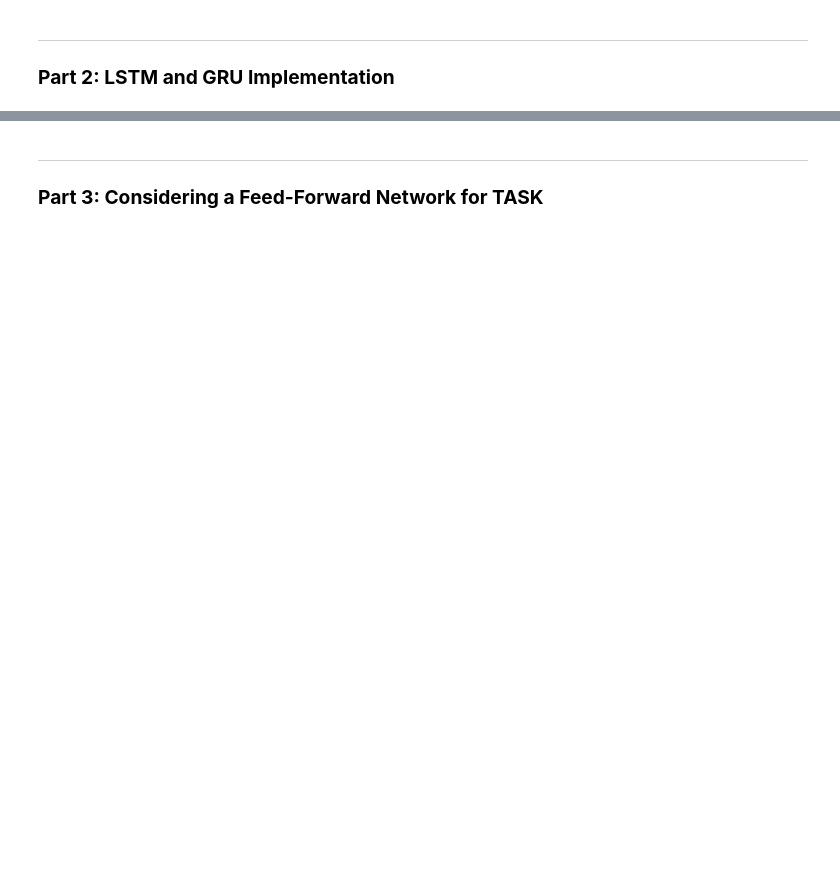
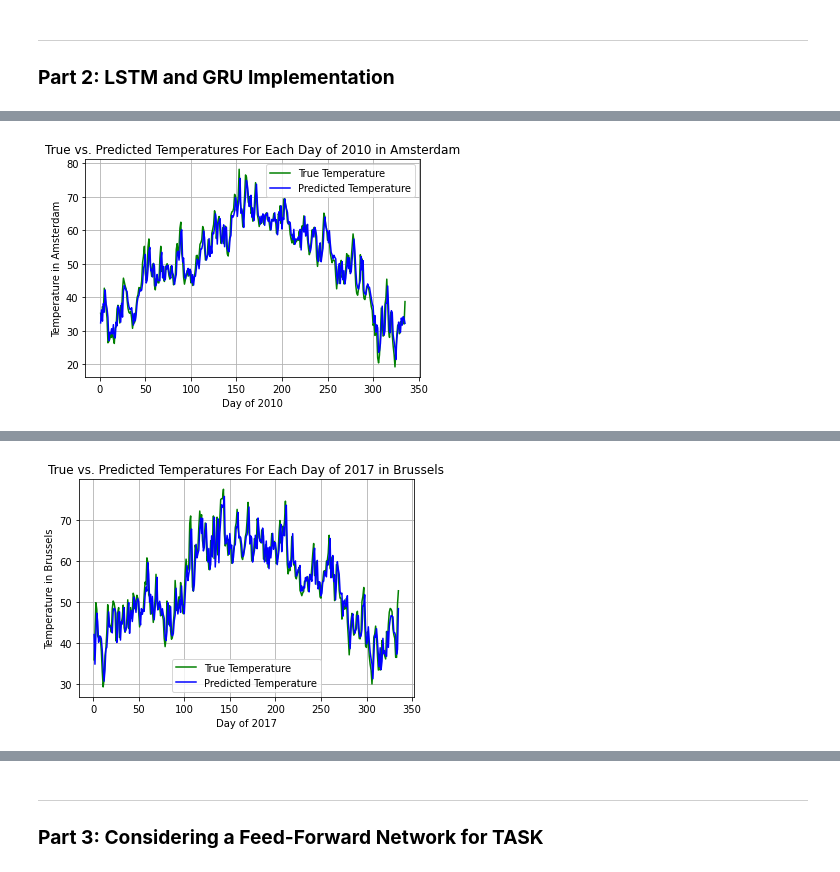
Before and after one commit to bernhardtandy/ProjectsMLAI, a Jupyter notebook: HW4_AndyBernhardt.ipynb, the cells around one changed output, grey strips where cells are left out. Saved outputs shown, nothing was run; the diff lists cells and outputs as text; code cells hidden in the pictures; blank space fills up the shorter version.

```diff
--- a/HW4_AndyBernhardt.ipynb
+++ b/HW4_AndyBernhardt.ipynb
@@ -93,0 +397,3 @@ df_train.shape, df_val.shape, df_test.shape
+# %%
+plotExamples(LSTM, ["Amsterdam", "Brussels"], [2010, 2017])
+# %% [output]
@@ -93,0 +401 @@ df_train.shape, df_val.shape, df_test.shape
+[figure, added]
@@ -93,0 +403 @@ df_train.shape, df_val.shape, df_test.shape
+[figure, added]
```
Also changed, not shown: parts of 53 cells of this notebook.
